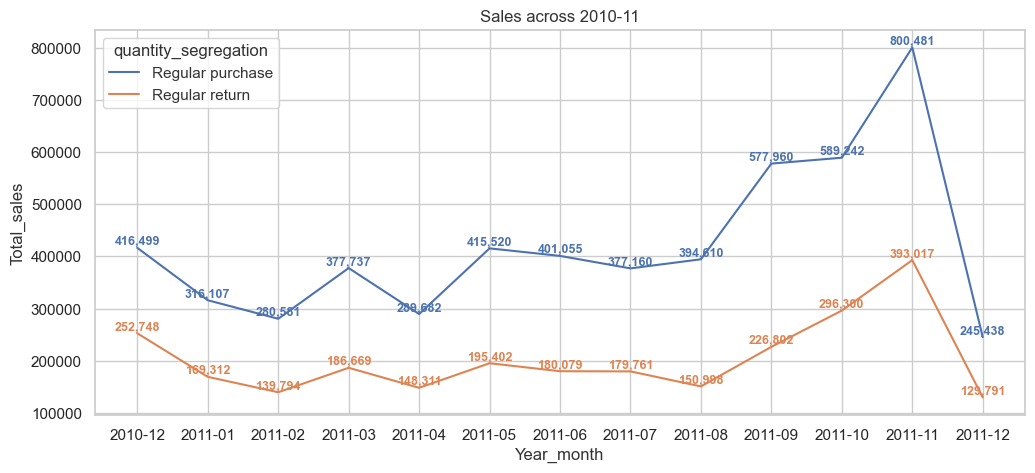
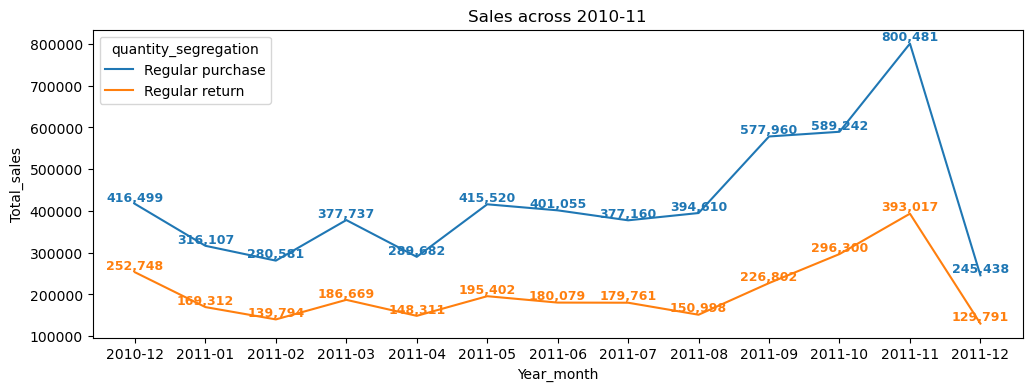
The notebook cell's code change between the first figure and the second:
--- before
+++ after
@@ -3,5 +3,5 @@
 sales_per_year = dataframe[dataframe['quantity_segregation'].isin(txn_types)].groupby(['Year_month','quantity_segregation'])['Total_sales'].sum().reset_index()
 
-plt.figure(figsize=(12,5))
+plt.figure(figsize=(12,4))
 
 sns.lineplot(sales_per_year,x=sales_per_year['Year_month'],y=sales_per_year['Total_sales'],color='#79AE6F',hue=sales_per_year['quantity_segregation'])

Commit: Reset notebook execution counts